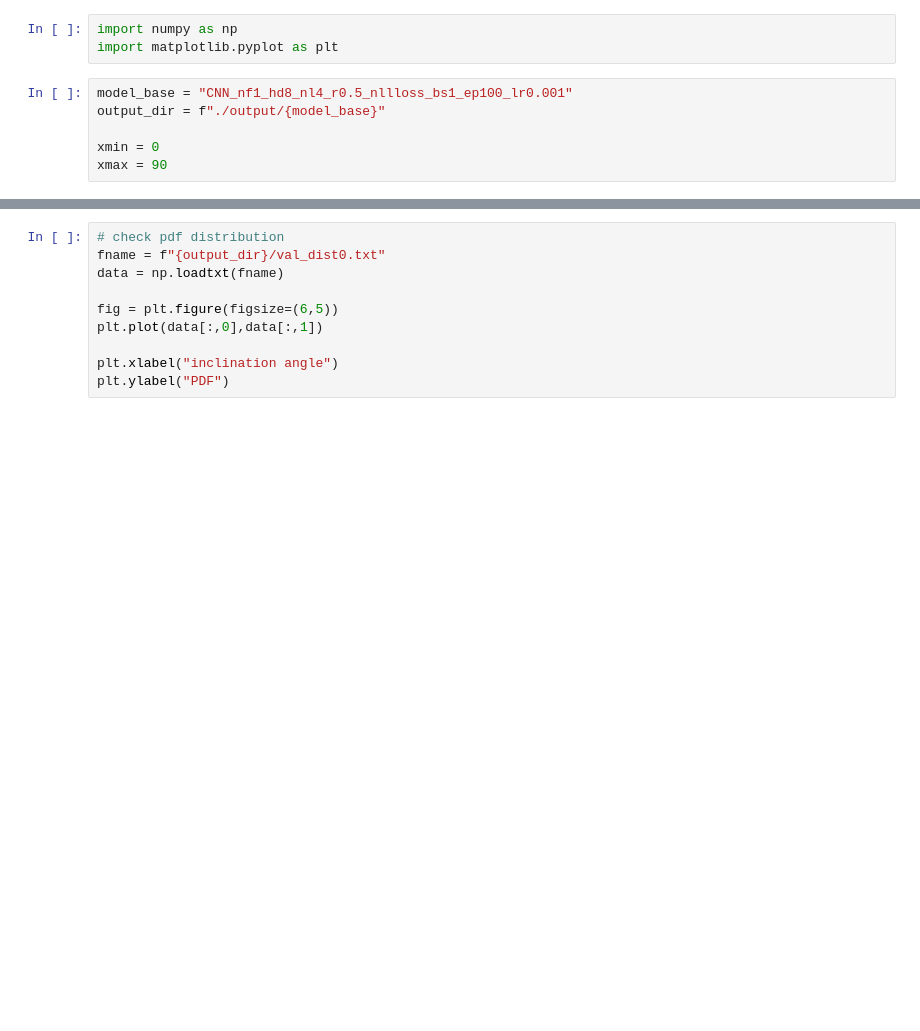
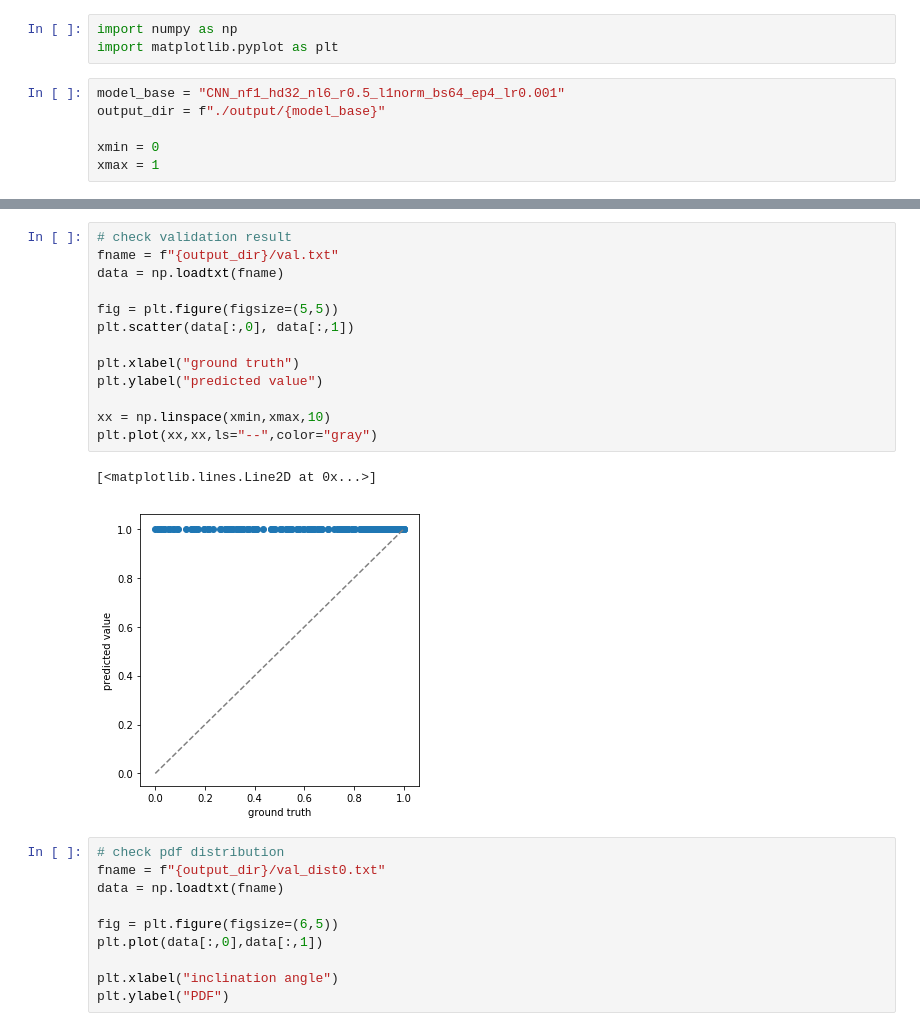
Before and after one commit to knmoriwaki/Asteroseismology, a Jupyter notebook: plot.ipynb, the cells around one changed output, grey strips where cells are left out. Cells and saved outputs as stored; diff of their text form; blank space fills up the shorter version.

```diff
--- a/plot.ipynb
+++ b/plot.ipynb
@@ -2,11 +2,11 @@
 import numpy as np
 import matplotlib.pyplot as plt
 # %%
-model_base = "CNN_nf1_hd8_nl4_r0.5_nllloss_bs1_ep100_lr0.001"
+model_base = "CNN_nf1_hd32_nl6_r0.5_l1norm_bs64_ep4_lr0.001"
 output_dir = f"./output/{model_base}"
 
 xmin = 0
-xmax = 90
+xmax = 1
 # %%
 # loss function
 fname = f"{output_dir}/log.txt"
@@ -42,3 +43,19 @@ IndexError: too many indices for array: array is 1-dimensional, but 2 were index
+# %%
+# check validation result
+fname = f"{output_dir}/val.txt"
+data = np.loadtxt(fname)
+
+fig = plt.figure(figsize=(5,5))
+plt.scatter(data[:,0], data[:,1])
+
+plt.xlabel("ground truth")
+plt.ylabel("predicted value")
+
+xx = np.linspace(xmin,xmax,10)
+plt.plot(xx,xx,ls="--",color="gray")
+# %% [output]
+[<matplotlib.lines.Line2D at 0x...>]
+[figure, added]
 # %%
 # check pdf distribution
 fname = f"{output_dir}/val_dist0.txt"
```
Also changed, not shown: parts of 3 cells of this notebook, 10 other files.
